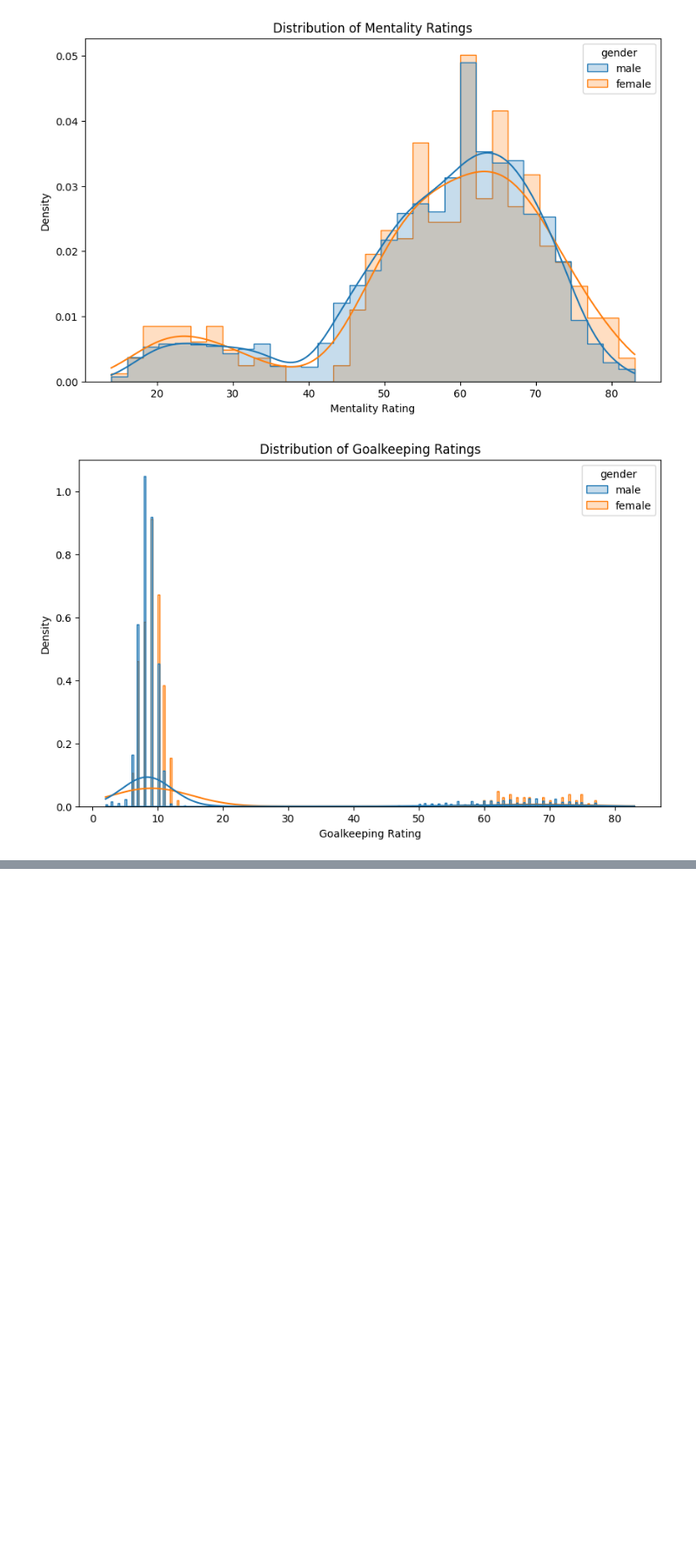
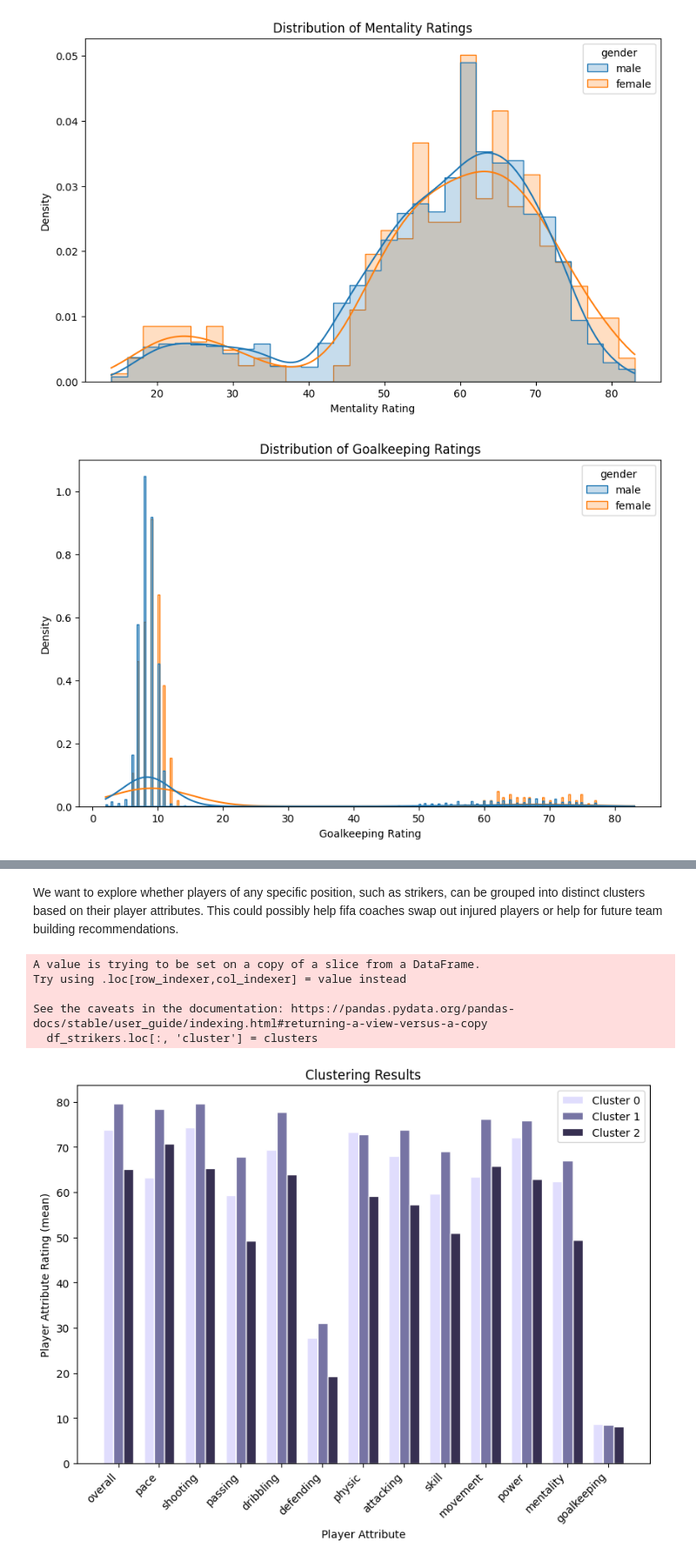
Before and after one commit to softconrob/KRGM, a Jupyter notebook: data_preparation.ipynb, the cells around one changed output, grey strips where cells are left out. Shown at 87% size. Saved outputs shown, nothing was run; the diff lists cells and outputs as text; code cells hidden in the pictures; blank space fills up the shorter version.

Commit message:
upadated data modelling

```diff
--- a/data_preparation.ipynb
+++ b/data_preparation.ipynb
@@ -868,0 +871,8 @@ plt.show()
+# %%
+# loading the saved and cleaned dataset:
+path_to_fifa_dataset = '/content/drive/My Drive/UZH/IVDA/df_fifa.csv'
+df_fifa = pd.read_csv(path_to_fifa_dataset)
+
+# checking the first few rows of the datasets
+print("FIFA Dataset:")
+print(df_fifa.head(3))
@@ -868,0 +897,64 @@ plt.show()
+# %% [markdown]
+We want to explore whether players of any specific position, such as strikers, can be grouped into distinct clusters based on their player attributes. This could possibly help fifa coaches swap out injured players or help for future team building recommendations.
+# %%
+from sklearn.cluster import KMeans
+
+df_copy = df_fifa.copy()
+
+# filter for a specific player position, in our example we look at pure Strikers
+df_strikers = df_copy[df_copy['player_positions'] == 'ST']
+
+# taking all player attributes for clustering
+player_attributes = ['overall', 'pace', 'shooting', 'passing',
+    'dribbling', 'defending', 'physic', 'attacking',
+    'skill', 'movement', 'power', 'mentality', 'goalkeeping']
+X = df_strikers[player_attributes]
+
+# k-means clustering
+kmeans = KMeans(n_clusters=3)
+clusters = kmeans.fit_predict(X)
+
+# add cluster column back to df
+df_strikers.loc[:, 'cluster'] = clusters
+
+# group the data and get the mean values
+grouped = df_strikers.groupby('cluster').mean(numeric_only=True).reset_index()
+
+# list of the player attributes
+labels = ['overall', 'pace', 'shooting', 'passing',
+    'dribbling', 'defending', 'physic', 'attacking',
+    'skill', 'movement', 'power', 'mentality', 'goalkeeping']
+
+# variables for the visualization
+n_clusters = 3
+bar_width = 0.25
+question_columns = X.columns.tolist()
+r = np.arange(len(labels))
+colors = ['#E0DDFD', '#7774A4', '#373052']
+
+fig, ax = plt.subplots(figsize=(8, 6))
+
+# plotting the bars for each cluster
+for index, row in grouped.iterrows():
+    values = row[question_columns].tolist()
+    positions = [x + index*bar_width for x in r]
+    ax.bar(positions, values, color=colors[index], width=bar_width, edgecolor='white', label=f'Cluster {index}')
+
+# add the real question instead of the subquestion string
+ax.set_xticks([r + bar_width for r in range(len(labels))])
+ax.set_xticklabels(labels, rotation=45, ha="right")
+
+# plot
+ax.legend()
+plt.tight_layout()
+plt.title('Clustering Results')
+plt.xlabel('Player Attribute')
+plt.ylabel('Player Attribute Rating (mean)')
+plt.show()
+# %% [output]
+A value is trying to be set on a copy of a slice from a DataFrame.
+Try using .loc[row_indexer,col_indexer] = value instead
+
+See the caveats in the documentation: https://pandas.pydata.org/pandas-docs/stable/user_guide/indexing.html#returning-a-view-versus-a-copy
+  df_strikers.loc[:, 'cluster'] = clusters
+[figure, added]
```
Also changed, not shown: parts of 5 cells of this notebook.
